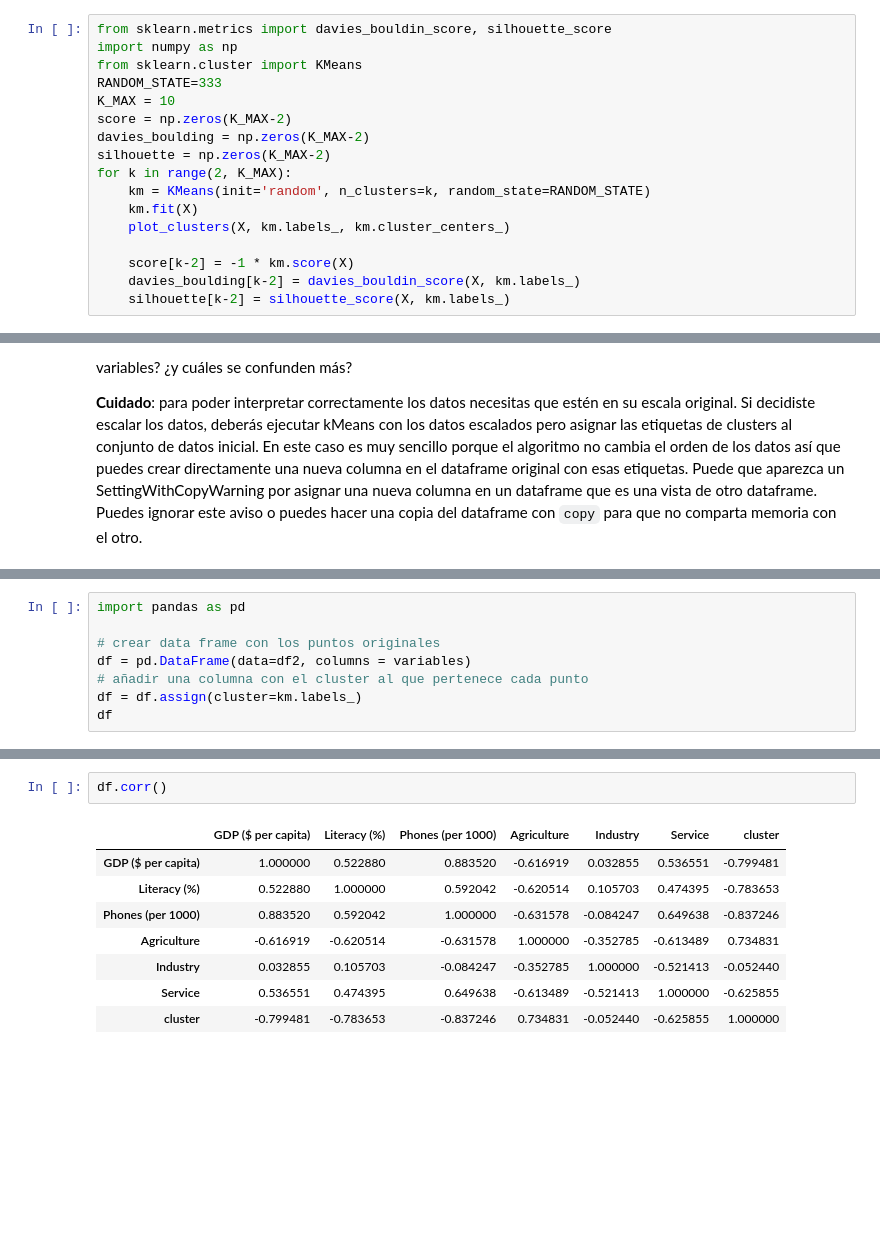
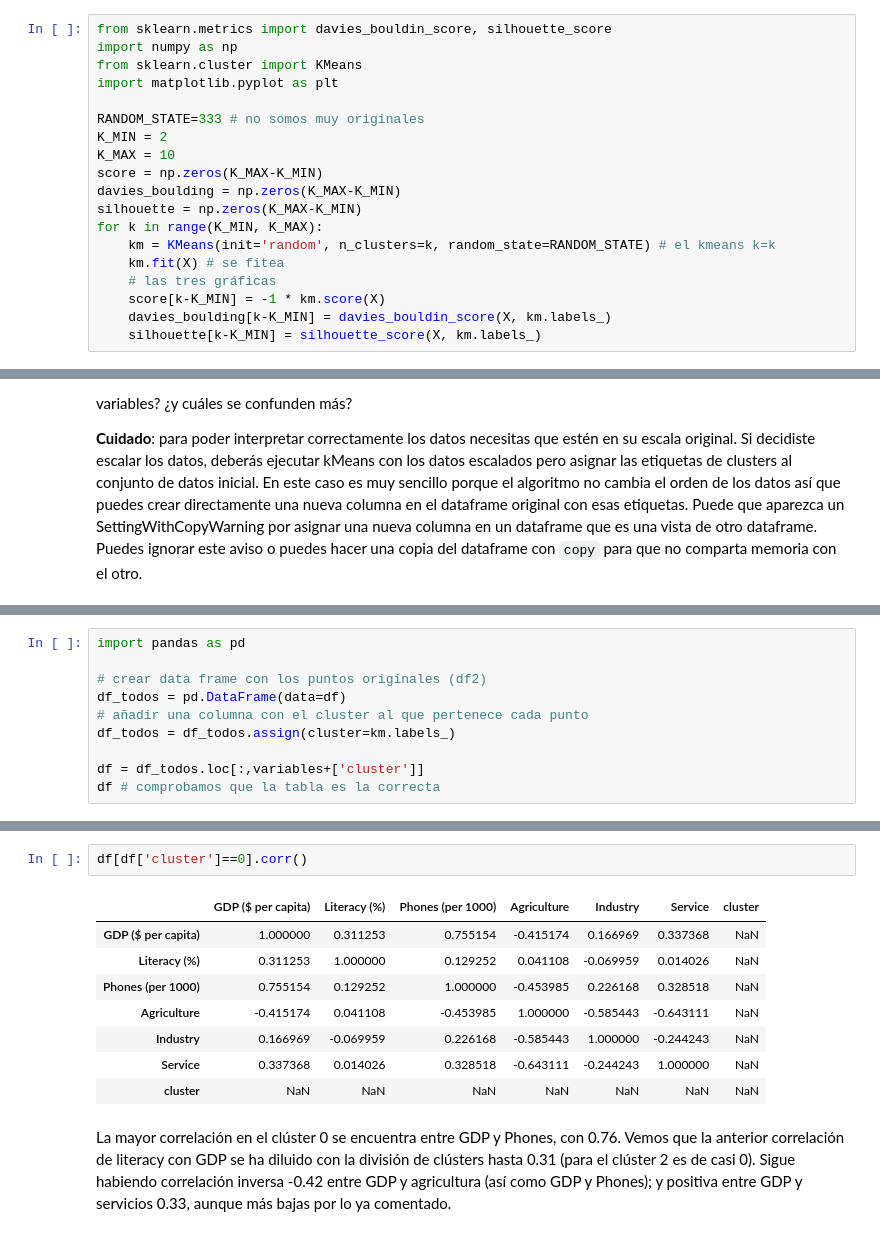
Before and after one commit to celrm/ia-pr2, a Jupyter notebook: P1_clustering.ipynb, the cells around one changed output, grey strips where cells are left out. Drawn from its saved outputs; the diff is of its cells as text; blank space fills up the shorter version.

```diff
--- a/P1_clustering.ipynb
+++ b/P1_clustering.ipynb
@@ -144,16 +130,18 @@ def plot_clusters(X, labels=None, centers=None):
 from sklearn.metrics import davies_bouldin_score, silhouette_score
 import numpy as np
 from sklearn.cluster import KMeans
-RANDOM_STATE=333
+import matplotlib.pyplot as plt
+
+RANDOM_STATE=333 # no somos muy originales
+K_MIN = 2
 K_MAX = 10
-score = np.zeros(K_MAX-2)
-davies_boulding = np.zeros(K_MAX-2)
-silhouette = np.zeros(K_MAX-2)
-for k in range(2, K_MAX):
-    km = KMeans(init='random', n_clusters=k, random_state=RANDOM_STATE)
-    km.fit(X)
-    plot_clusters(X, km.labels_, km.cluster_centers_)
-
-    score[k-2] = -1 * km.score(X)
-    davies_boulding[k-2] = davies_bouldin_score(X, km.labels_)
-    silhouette[k-2] = silhouette_score(X, km.labels_)
+score = np.zeros(K_MAX-K_MIN)
+davies_boulding = np.zeros(K_MAX-K_MIN)
+silhouette = np.zeros(K_MAX-K_MIN)
+for k in range(K_MIN, K_MAX):
+    km = KMeans(init='random', n_clusters=k, random_state=RANDOM_STATE) # el kmeans k=k
+    km.fit(X) # se fitea
+    # las tres gráficas
+    score[k-K_MIN] = -1 * km.score(X)
+    davies_boulding[k-K_MIN] = davies_bouldin_score(X, km.labels_)
+    silhouette[k-K_MIN] = silhouette_score(X, km.labels_)
@@ -219,10 +198,12 @@ array([[0.6325067 , 0.96256068, 0.59030129, 0.03569571, 0.24439359,
 # %%
 import pandas as pd
 
-# crear data frame con los puntos originales
-df = pd.DataFrame(data=df2, columns = variables)
+# crear data frame con los puntos originales (df2)
+df_todos = pd.DataFrame(data=df)
 # añadir una columna con el cluster al que pertenece cada punto
-df = df.assign(cluster=km.labels_)
-df
+df_todos = df_todos.assign(cluster=km.labels_)
+
+df = df_todos.loc[:,variables+['cluster']]
+df # comprobamos que la tabla es la correcta
 # %% [output]
 |  | GDP ($ per capita) | Literacy (%) | Phones (per 1000) | Agriculture | Industry | Service | cluster |
@@ -262,11 +259,13 @@ df.groupby(["cluster"]).describe().transpose()
 # %%
-df.corr()
+df[df['cluster']==0].corr()
 # %% [output]
 |  | GDP ($ per capita) | Literacy (%) | Phones (per 1000) | Agriculture | Industry | Service | cluster |
-| GDP ($ per capita) | 1.000000 | 0.522880 | 0.883520 | -0.616919 | 0.032855 | 0.536551 | -0.799481 |
-| Literacy (%) | 0.522880 | 1.000000 | 0.592042 | -0.620514 | 0.105703 | 0.474395 | -0.783653 |
-| Phones (per 1000) | 0.883520 | 0.592042 | 1.000000 | -0.631578 | -0.084247 | 0.649638 | -0.837246 |
-| Agriculture | -0.616919 | -0.620514 | -0.631578 | 1.000000 | -0.352785 | -0.613489 | 0.734831 |
-| Industry | 0.032855 | 0.105703 | -0.084247 | -0.352785 | 1.000000 | -0.521413 | -0.052440 |
-| Service | 0.536551 | 0.474395 | 0.649638 | -0.613489 | -0.521413 | 1.000000 | -0.625855 |
-| cluster | -0.799481 | -0.783653 | -0.837246 | 0.734831 | -0.052440 | -0.625855 | 1.000000 |
+| GDP ($ per capita) | 1.000000 | 0.311253 | 0.755154 | -0.415174 | 0.166969 | 0.337368 | NaN |
+| Literacy (%) | 0.311253 | 1.000000 | 0.129252 | 0.041108 | -0.069959 | 0.014026 | NaN |
+| Phones (per 1000) | 0.755154 | 0.129252 | 1.000000 | -0.453985 | 0.226168 | 0.328518 | NaN |
+| Agriculture | -0.415174 | 0.041108 | -0.453985 | 1.000000 | -0.585443 | -0.643111 | NaN |
+| Industry | 0.166969 | -0.069959 | 0.226168 | -0.585443 | 1.000000 | -0.244243 | NaN |
+| Service | 0.337368 | 0.014026 | 0.328518 | -0.643111 | -0.244243 | 1.000000 | NaN |
+| cluster | NaN | NaN | NaN | NaN | NaN | NaN | NaN |
+# %% [markdown]
+La mayor correlación en el clúster 0 se encuentra entre GDP y Phones, con 0.76. Vemos que la anterior correlación de literacy con GDP se ha diluido con la división de clústers hasta 0.31 (para el clúster 2 es de casi 0). Sigue habiendo correlación inversa -0.42 entre GDP y agricultura (así como GDP y Phones); y positiva entre GDP y servicios 0.33, aunque más bajas por lo ya comentado.
```
Also changed, not shown: parts of 33 cells of this notebook.
